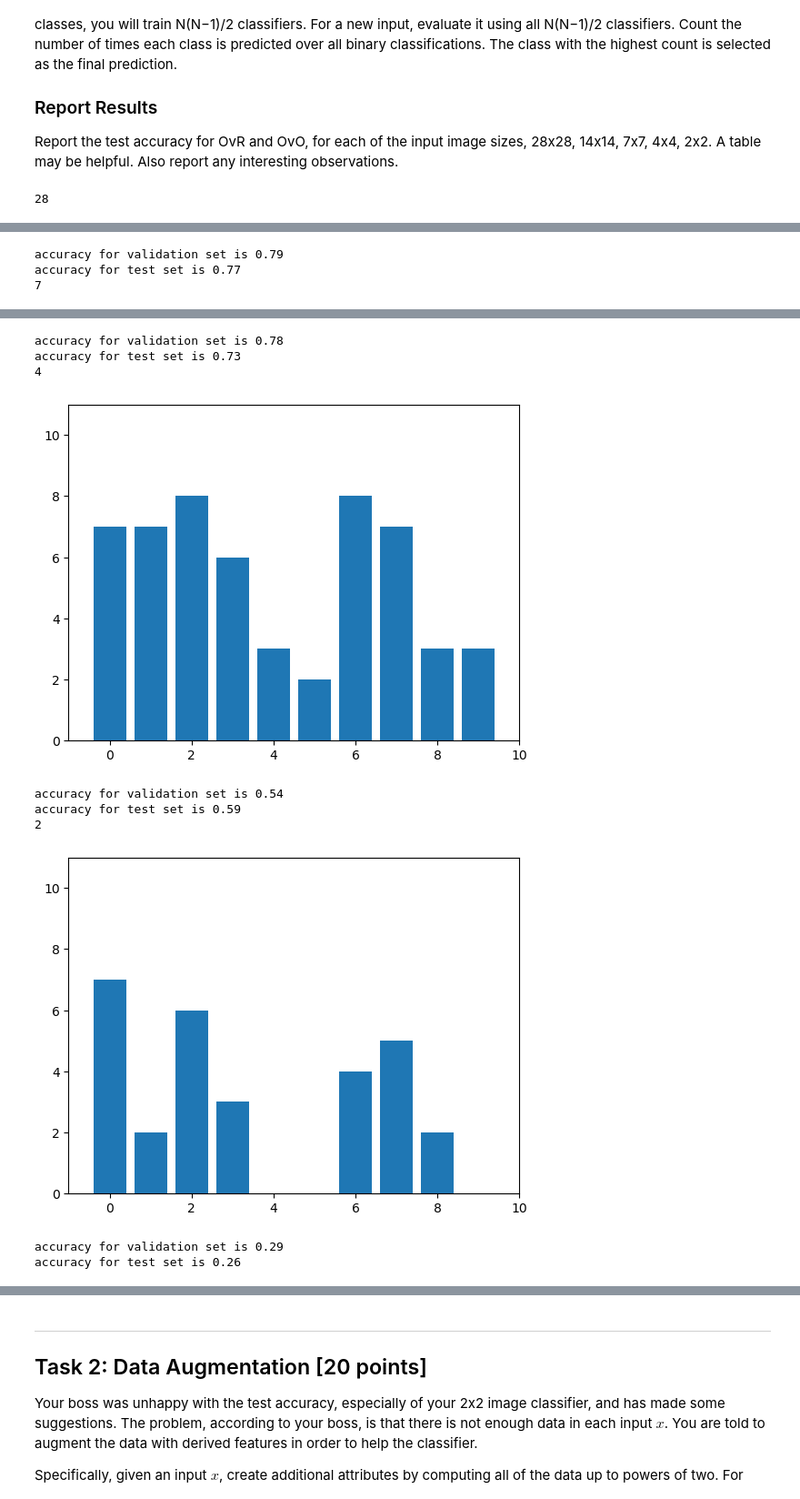
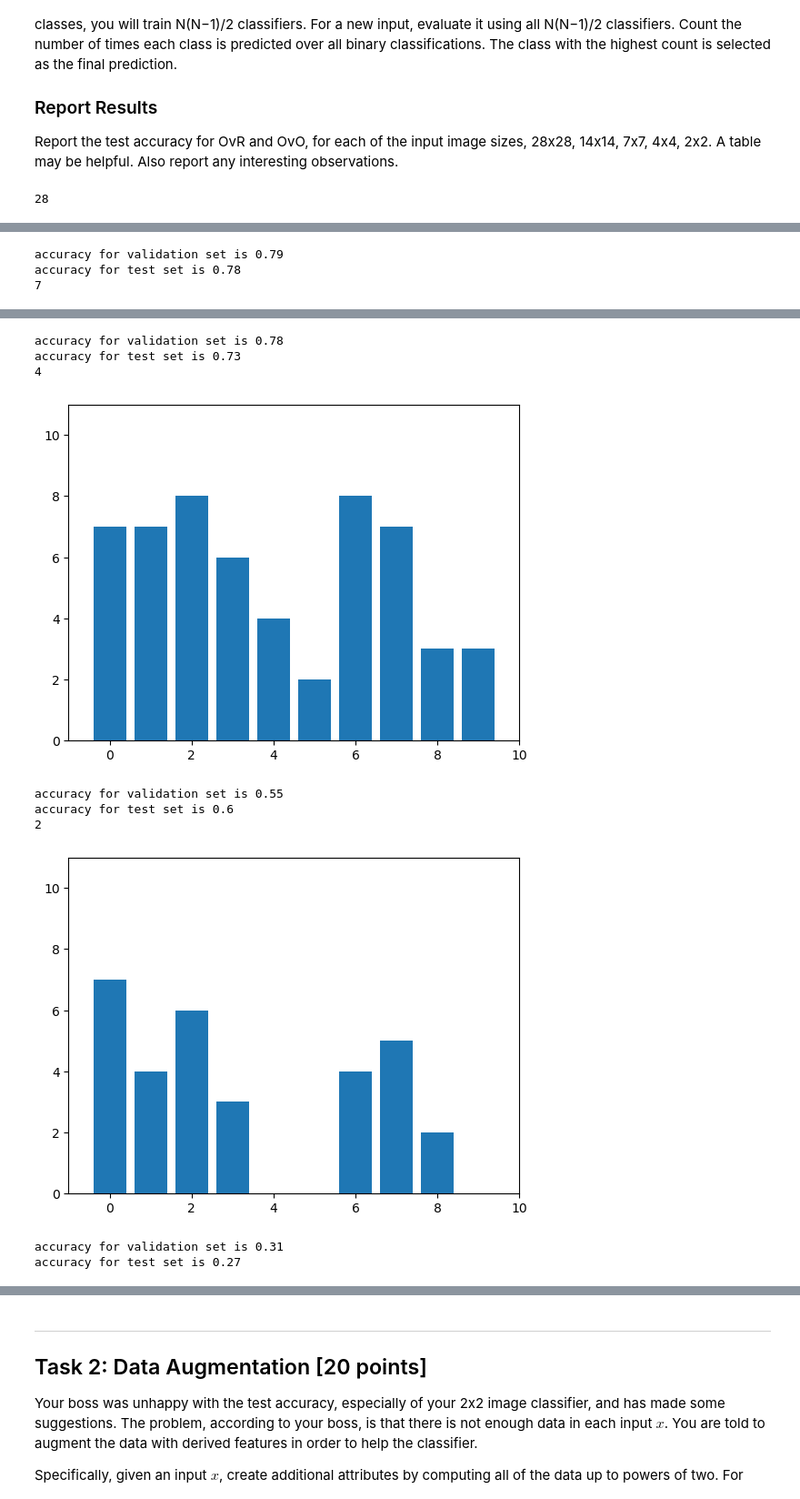
Before and after one commit to JCrossover-14/CSE352, a Jupyter notebook: HW4/Copy_of_MNIST.ipynb, the cells around one changed output, grey strips where cells are left out. Shown at 91% size. Saved outputs shown, nothing was run; the diff lists cells and outputs as text; code cells hidden in the pictures.

```diff
--- a/HW4/Copy_of_MNIST.ipynb
+++ b/HW4/Copy_of_MNIST.ipynb
@@ -236,7 +236,7 @@ for size in sizes:
     models = []
     for vector in sized_train_data:
         # We add a one term as a dummy bias term
-        vec = [1]
+        vec = []
         for i in range(len(vector)):
             for j in range(len(vector[0])):
                 vec.append(vector[i][j])
@@ -244,7 +244,7 @@ for size in sizes:
 
     for vector in sized_val_data:
         # We add a one term as a dummy bias term
-        vec = [1]
+        vec = []
         for i in range(len(vector)):
             for j in range(len(vector[0])):
                 vec.append(vector[i][j])
@@ -252,45 +252,45 @@ for size in sizes:
 
     for vector in sized_test_data:
         # We add a one term as a dummy bias term
-        vec = [1]
+        vec = []
         for i in range(len(vector)):
             for j in range(len(vector[0])):
                 vec.append(vector[i][j])
         test_vectors.append(vec)
     for label in range(0,10):
         #create new label classes:
         sized_train_labels = [1 if label==x else -1 for x in training_labels]
         weights = linearRegression(vectors,sized_train_labels)
         models.append(weights)
 
     val_predictions = predict(models,val_vectors)
     val_accuracy = accuracy(val_predictions,val_labels)
     print(f'accuracy for validation set is {val_accuracy}')
 
     test_predictions = predict(models,test_vectors)
     test_accuracy = accuracy(test_predictions, test_labels,'test')
     print(f'accuracy for test set is {test_accuracy}')
 # %% [output]
 28
 [figure]
 accuracy for validation set is 0.78
 accuracy for test set is 0.78
 14
 [figure]
 accuracy for validation set is 0.79
-accuracy for test set is 0.77
+accuracy for test set is 0.78
 7
 [figure]
 accuracy for validation set is 0.78
 accuracy for test set is 0.73
 4
-[figure, old version]
+[figure, new version]
-accuracy for validation set is 0.54
-accuracy for test set is 0.59
+accuracy for validation set is 0.55
+accuracy for test set is 0.6
 2
-[figure, old version]
+[figure, new version]
-accuracy for validation set is 0.29
-accuracy for test set is 0.26
+accuracy for validation set is 0.31
+accuracy for test set is 0.27
 # %%
 #Lets implment the One vs one approach, where we train a model for each pair of classes,
 #and each dataset is transformed to be 1 if it is the first target
```
Also changed, not shown: parts of 4 cells of this notebook.
